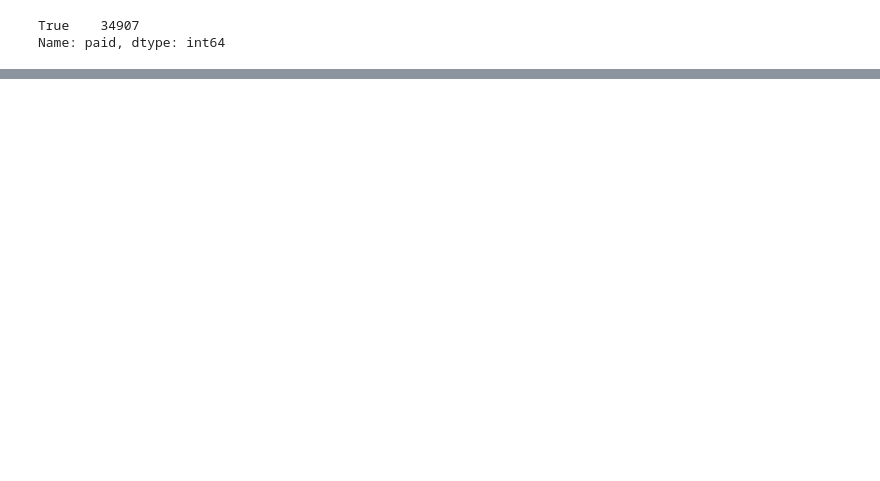
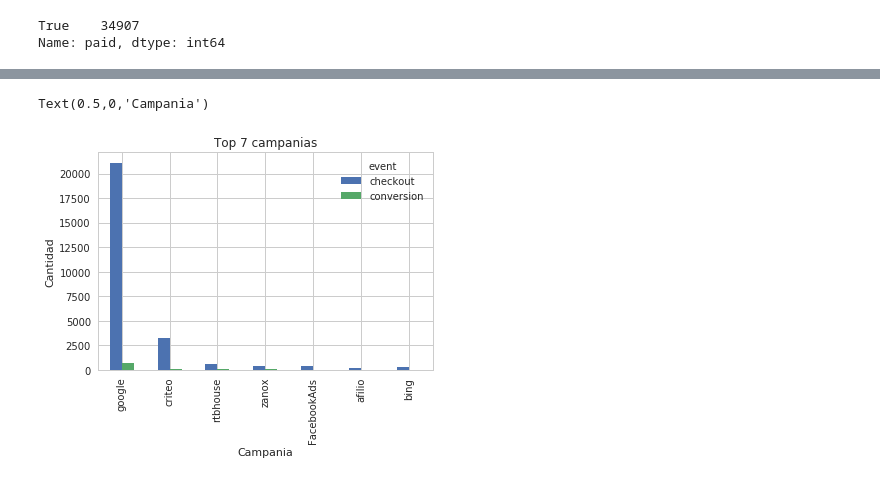
Before and after one commit to gabyrobles93/7506-TP1-Trocafone, a Jupyter notebook: analisis_gonza.ipynb, the cells around one changed output, grey strips where cells are left out. Drawn from its saved outputs; the diff is of its cells as text; code cells hidden in the pictures; blank space fills up the shorter version.

```diff
--- a/analisis_gonza.ipynb
+++ b/analisis_gonza.ipynb
@@ -377,0 +461,2 @@ Name: paid, dtype: int64
+# %%
+ad_cc = events_short.loc[(events_short['event'] == 'checkout') | (events_short['event'] == 'conversion')]
@@ -377,0 +484,3 @@ Name: paid, dtype: int64
+# %%
+grouped = ad_cc.groupby(['event','ad_campaign']).agg({'person' : 'count'})
+grouped
@@ -377,0 +508,3 @@ Name: paid, dtype: int64
+# %%
+grouped = grouped.pivot_table(index='ad_campaign', columns='event', values='person')
+#grouped.plot.bar()
@@ -377,0 +532,10 @@ Name: paid, dtype: int64
+# %%
+grouped.sort_values(by='conversion', ascending=False, inplace=True)
+# %%
+p = grouped.head(7).plot.bar()
+p.set_title('Top 7 campanias')
+p.set_ylabel('Cantidad')
+p.set_xlabel('Campania')
+# %% [output]
+Text(0.5,0,'Campania')
+[figure, added]
```
Also changed, not shown: parts of 15 cells of this notebook.
